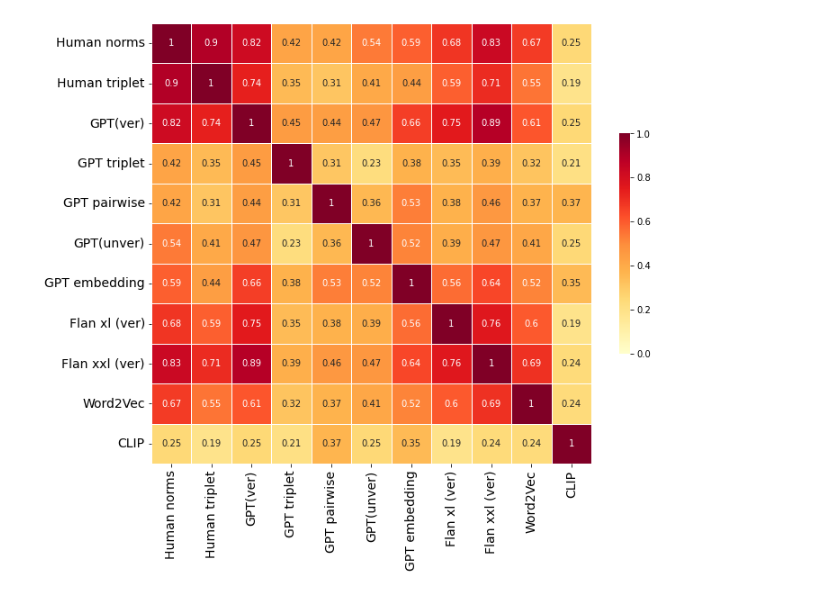
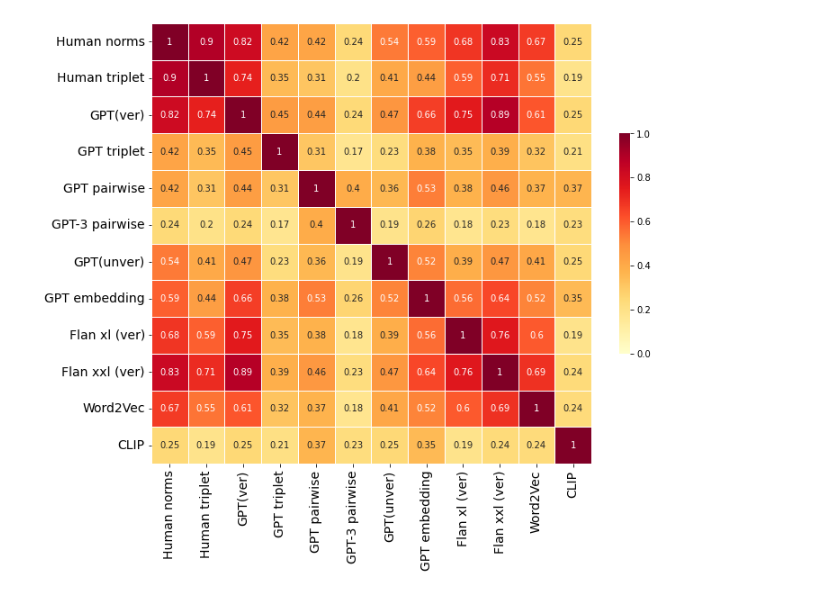
Before and after one commit to x12hengyu/conceptual_representations_gpt, a Jupyter notebook: cogsci/scripts/heat_map.ipynb, the cells around one changed output. Drawn from its saved outputs; the diff is of its cells as text; code cells hidden in the pictures.

Commit message:
latest heatmap and experiment data

```diff
--- a/cogsci/scripts/heat_map.ipynb
+++ b/cogsci/scripts/heat_map.ipynb
@@ -17,12 +17,12 @@ corr = corr.applymap(lambda x: x**2)
 corr
 
 #rename rows and columns using the follwing list
-names = ['Human norms', 'Word2Vec', 'CLIP', 'GPT(unver)', 'GPT(ver)', 'Human triplet', 'GPT triplet', 'GPT embedding', 'Flan xl (ver)',  'Flan xxl (ver)', 'GPT pairwise']
+names = ['Human norms', 'Word2Vec', 'CLIP', 'GPT(unver)', 'GPT(ver)', 'Human triplet', 'GPT triplet', 'GPT embedding', 'Flan xl (ver)',  'Flan xxl (ver)', 'GPT pairwise', 'GPT-3 pairwise']
 corr.index = names
 corr.columns = names
 
 #rearange the rows and columns to match the following order
-names = ['Human norms', 'Human triplet', 'GPT(ver)', 'GPT triplet', 'GPT pairwise', 'GPT(unver)', 'GPT embedding', 'Flan xl (ver)',  'Flan xxl (ver)', 'Word2Vec', 'CLIP']
+names = ['Human norms', 'Human triplet', 'GPT(ver)', 'GPT triplet', 'GPT pairwise', 'GPT-3 pairwise', 'GPT(unver)', 'GPT embedding', 'Flan xl (ver)',  'Flan xxl (ver)', 'Word2Vec', 'CLIP']
 corr = corr.reindex(names)
 corr = corr.reindex(names, axis=1)
 
@@ -39,31 +39,31 @@ f, ax = plt.subplots(figsize=(11, 9))
 # cmap = sns.diverging_palette(220, 10, as_cmap=True)
 cmap = plt.cm.YlOrRd
 
 # Draw the heatmap with the mask and correct aspect ratio
 # More details at https://seaborn.pydata.org/generated/seaborn.heatmap.html
 sns.heatmap(
     corr,          # The data to plot
     # mask=mask,     # Mask some cells
     cmap=cmap,     # What colors to plot the heatmap as
     annot=True,    # Should the values be plotted in the cells?
     vmax=1,       # The maximum value of the legend. All higher vals will be same color
     vmin=0,      # The minimum value of the legend. All lower vals will be same color
     center=0.5,      # The center value of the legend. With divergent cmap, where white is
     square=True,   # Force cells to be square
     linewidths=.5, # Width of lines that divide cells
     cbar_kws={"shrink": .5}  # Extra kwargs for the legend; in this case, shrink by 50%
 )
 #remove the y-axis label
 ax.set_ylabel('')
 
 # Increase the size of the labels of make the resolution better
 ax.tick_params(axis='both', which='major', labelsize=14)
 
 #make the font such that it can be edited in illustrator
 plt.rcParams['pdf.fonttype'] = 42
 plt.rcParams['ps.fonttype'] = 42
 
 #save the figure as a pdf
 plt.savefig('../graphs/heatmap.pdf', bbox_inches='tight')
 # %% [output]
-[figure, old version]
+[figure, new version]
```
Also changed, not shown: 7 other files.
